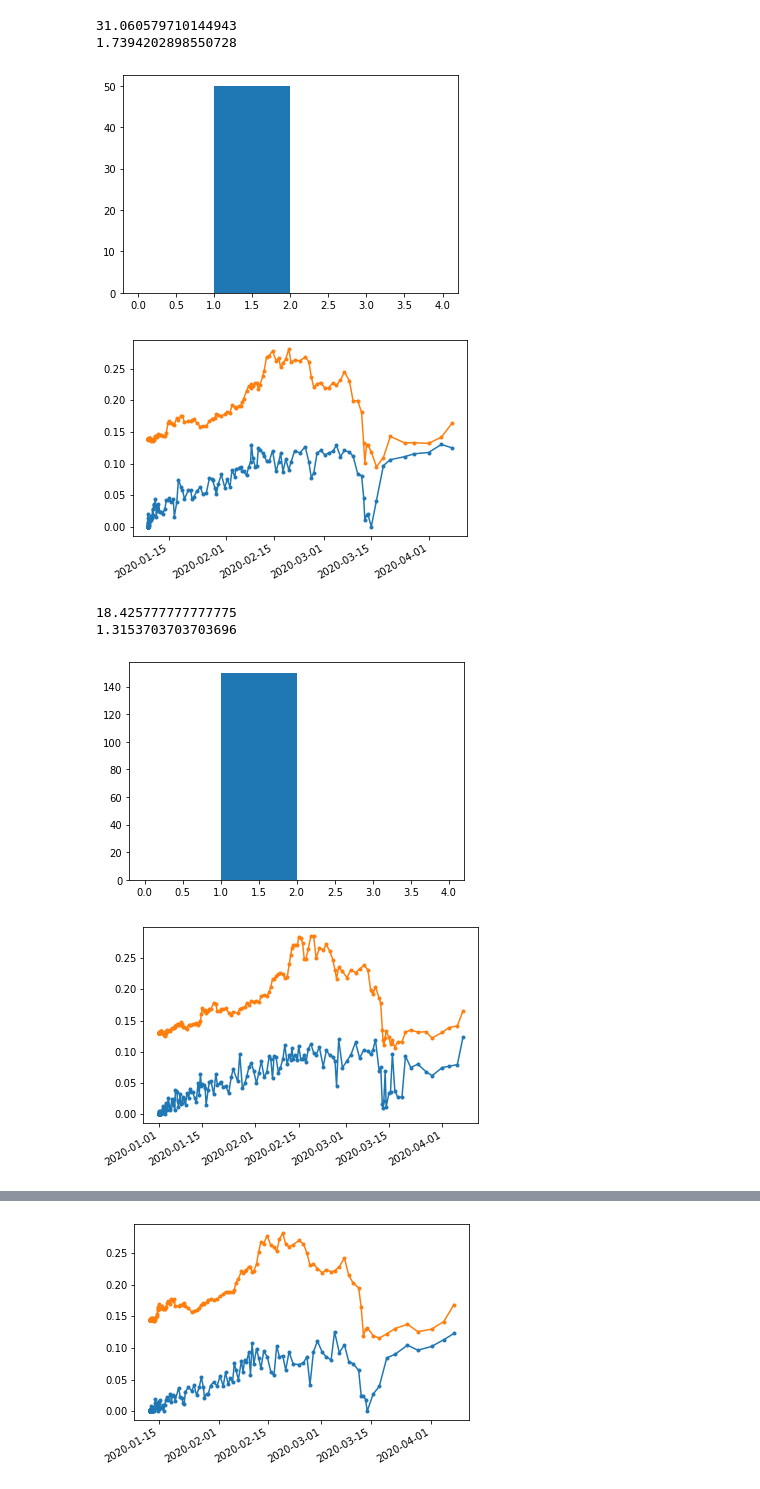
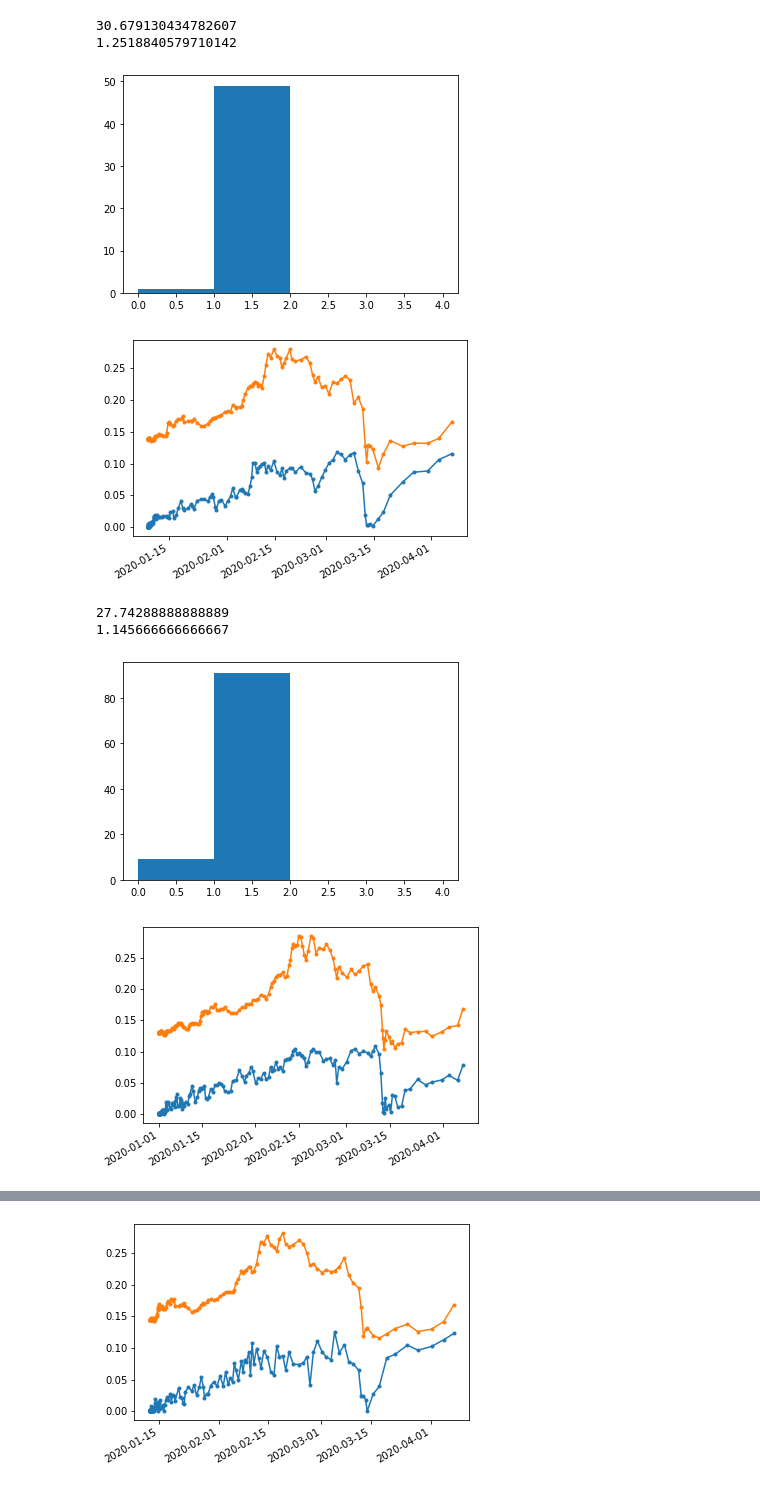
Before and after one commit to daniel-savu/Byzantic, a Jupyter notebook: simulation/black_thursday_simulation.ipynb, the cells around one changed output, grey strips where cells are left out. Saved outputs shown, nothing was run; the diff lists cells and outputs as text; code cells hidden in the pictures.

```diff
--- a/simulation/black_thursday_simulation.ipynb
+++ b/simulation/black_thursday_simulation.ipynb
@@ -82,7 +82,8 @@ class LbcrSimulator:
         windowSize = self.movingAverageWindow
         length = min(len(v), windowSize)
         if not length:
-            return 0
+            # if no actions were simulated yet, assume an average of 3 txs per interval
+            return 3
         return sum(v[:-length]) / length
 
     def curate(self, currentTx):
@@ -92,10 +93,15 @@ class LbcrSimulator:
 
             while newLayer + 1 < self.layerCount and self.userScore[user] >= self.layerScores[newLayer + 1]:
                 newLayer += 1
-            self.userLayers[user] = newLayer
+
+            if newLayer < self.userLayers[user]:
+                 self.userLayers[user] = newLayer
+            elif newLayer > self.userLayers[user]:
+                 self.userLayers[user] += 1
+
             self.userScore[user] = 0
-            self.userLayerPositionsOverTime[user].append(newLayer)
-            newLayerDiscount = self.layerDiscounts[newLayer]
+            self.userLayerPositionsOverTime[user].append(self.userLayers[user])
+            newLayerDiscount = self.layerDiscounts[self.userLayers[user]]
             self.userLayerDiscountsOverTime[user].append(newLayerDiscount)
         dateFormat = [
             currentTx.dateyear,
@@ -228,48 +234,48 @@ aaveSimulator.simulate()
 aaveSimulator.computeSimulationStatistics()
 aaveSimulator.displaySimulationResults()
 # %% [output]
-31.060579710144943
-1.7394202898550728
+30.679130434782607
+1.2518840579710142
-[figure, old version]
+[figure, new version]
-[figure, old version]
+[figure, new version]
 # %%
-compoundUserCount = 150
+compoundUserCount = 100
 # mint (deposit): 0xa0712d68 (cToken), 0x1249c58b (cETH)
 # borrow (cETH, cToken): 0xc5ebeaec
 # repay: 0x2608f818 (repayBorrowBehalf - cToken), 0x0e752702 (repayBorrow)
 # liquidate: 0xf5e3c462
 
 compoundRewards = {
     # mint
     "0xa0712d68": 2,
     "0x1249c58b": 2,
 
     # borrow
     "0xc5ebeaec": 25,
 
     # repay
     "0x2608f818": -15,
     "0x0e752702": -15,
 
     # liquidate
     "0xf5e3c462": -20
 }
 
 layerCount = 5
 layerScores = [0, 10, 20, 29, 37]
 layerDiscounts = [0, 0.033, 0.066, 0.1, 0.133]
 
 layerCurationInterval = 6000
 
 compoundSimulator = LbcrSimulator(compoundTxs, compoundUserCount, compoundRewards, ethDaiPriceCSV, layerCount, layerScores, layerDiscounts, layerCurationInterval)
 compoundSimulator.simulate()
 compoundSimulator.computeSimulationStatistics()
 compoundSimulator.displaySimulationResults()
 # %% [output]
-18.425777777777775
-1.3153703703703696
+27.74288888888889
+1.145666666666667
-[figure, old version]
+[figure, new version]
-[figure, old version]
+[figure, new version]
 # %%
 synthetixUserCount = 50
 # issue (borrow): 0xaf086c7e (issueMaxSynths), 0x8a290014 (issueSynths)
```
Also changed, not shown: parts of 2 cells of this notebook.
